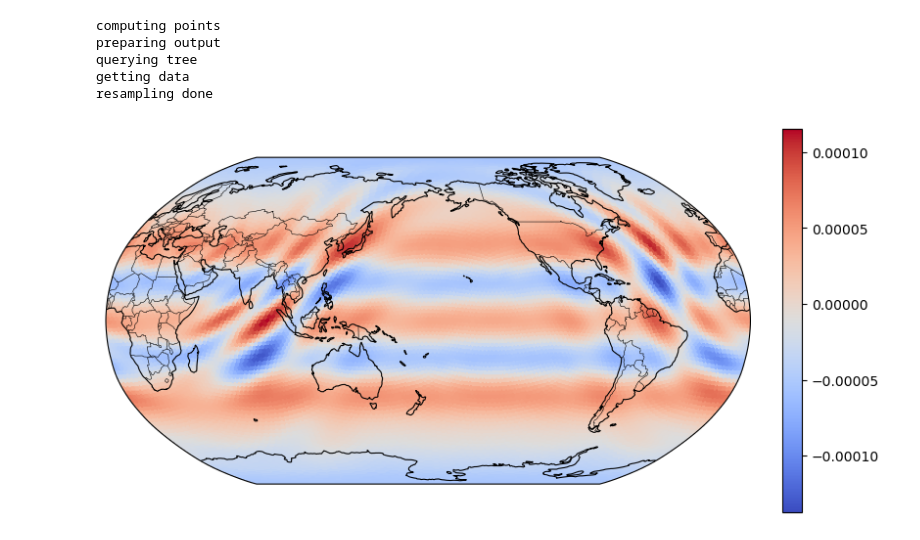
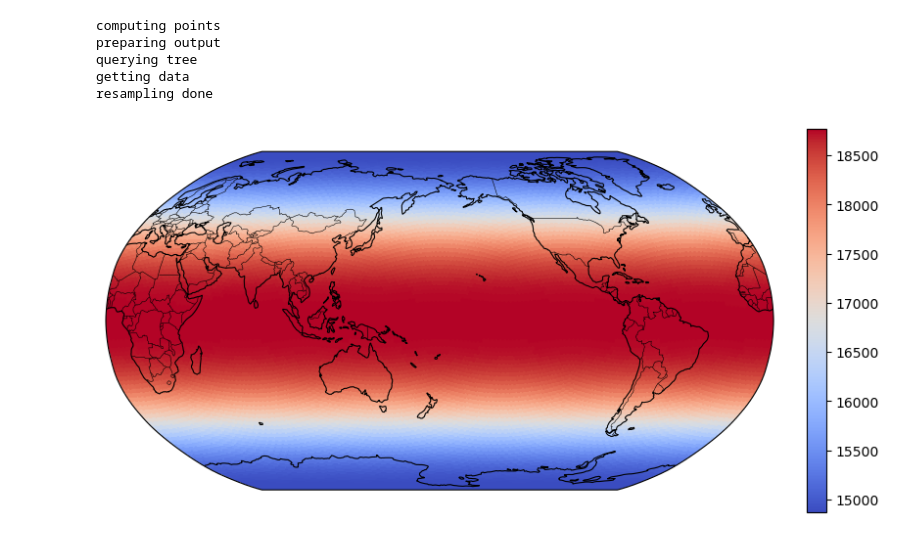
Before and after one commit to TomokiMiyakawa/pyNICAM-DC, a Jupyter notebook: pynicamdc/nhm/driver/daskzarr_out-simple.ipynb, the cells around one changed output. Saved outputs shown, nothing was run; the diff lists cells and outputs as text; code cells hidden in the pictures.

```diff
--- a/pynicamdc/nhm/driver/daskzarr_out-simple.ipynb
+++ b/pynicamdc/nhm/driver/daskzarr_out-simple.ipynb
@@ -191,11 +191,11 @@ def worldmap(var, tree, **kwargs):
     plt.colorbar(sm, ax=ax)
     return #fig
 # %%
-worldmap((ds3.RHOGW).isel(time=3, k=25), tree, cmap="coolwarm")#, vmin=0.25, vmax=0.75)
+worldmap((ds3.RHOGE).isel(time=1, k=25), tree, cmap="coolwarm")#, vmin=0.25, vmax=0.75)
 # %% [output]
 computing points
 preparing output
 querying tree
 getting data
 resampling done
-[figure, old version]
+[figure, new version]
```
Also changed, not shown: 2 other files.
